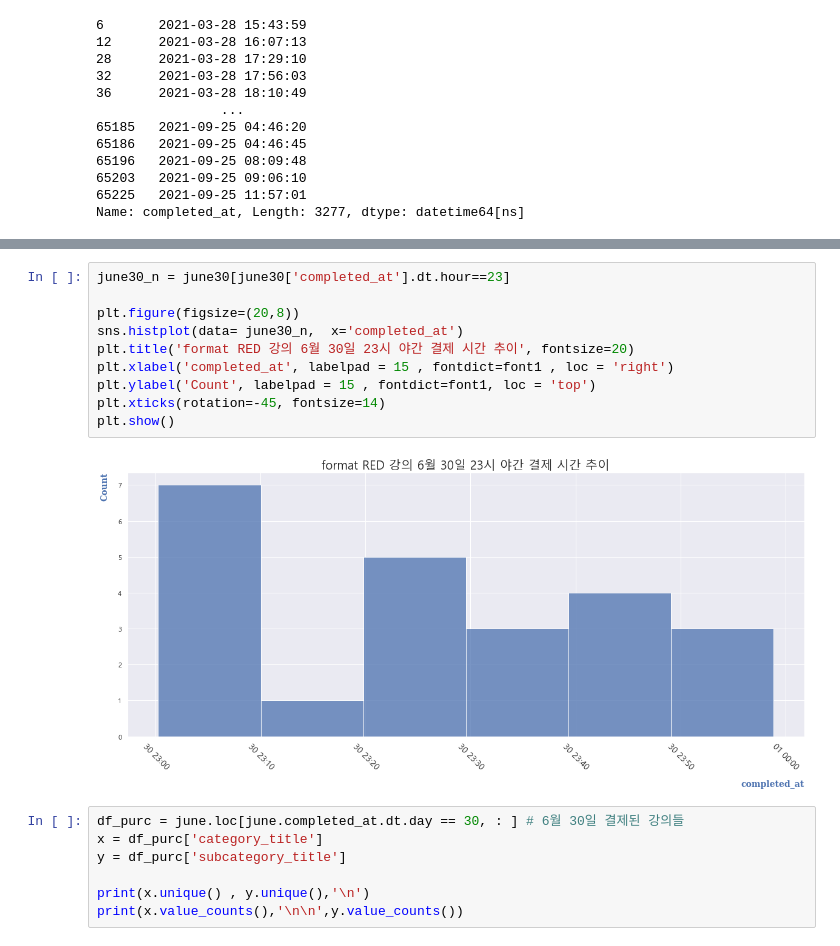
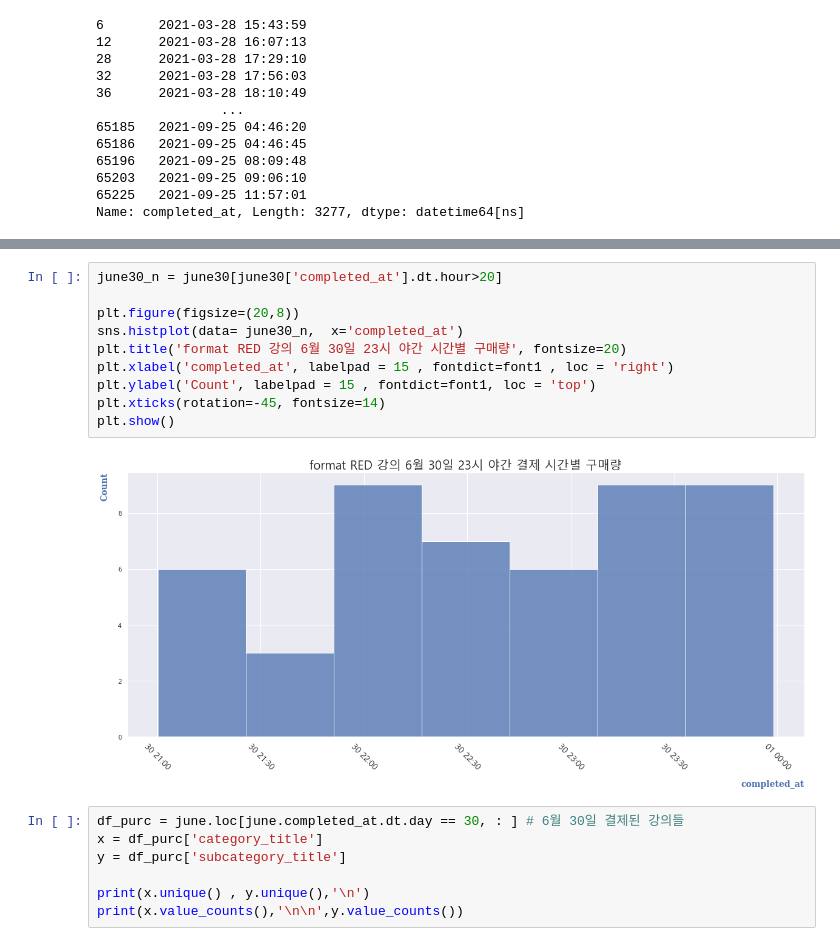
Before and after one commit to yd-online3/fc_miniproject, a Jupyter notebook: fc_mini_chansupark_ForSubmission.ipynb, the cells around one changed output, grey strips where cells are left out. Drawn from its saved outputs; the diff is of its cells as text.

```diff
--- a/fc_mini_chansupark_ForSubmission.ipynb
+++ b/fc_mini_chansupark_ForSubmission.ipynb
@@ -872,17 +872,17 @@ plt.show()
 # %% [output]
 [figure]
 # %%
-june30_n = june30[june30['completed_at'].dt.hour==23]
+june30_n = june30[june30['completed_at'].dt.hour>20]
 
 plt.figure(figsize=(20,8))
 sns.histplot(data= june30_n,  x='completed_at')
-plt.title('format RED 강의 6월 30일 23시 야간 결제 시간 추이', fontsize=20)
+plt.title('format RED 강의 6월 30일 23시 야간 시간별 구매량', fontsize=20)
 plt.xlabel('completed_at', labelpad = 15 , fontdict=font1 , loc = 'right')
 plt.ylabel('Count', labelpad = 15 , fontdict=font1, loc = 'top')
 plt.xticks(rotation=-45, fontsize=14)
 plt.show()
 # %% [output]
-[figure, old version]
+[figure, new version]
 # %%
 df_purc = june.loc[june.completed_at.dt.day == 30, : ] # 6월 30일 결제된 강의들
 x = df_purc['category_title']
```
Also changed, not shown: parts of 13 cells of this notebook.
